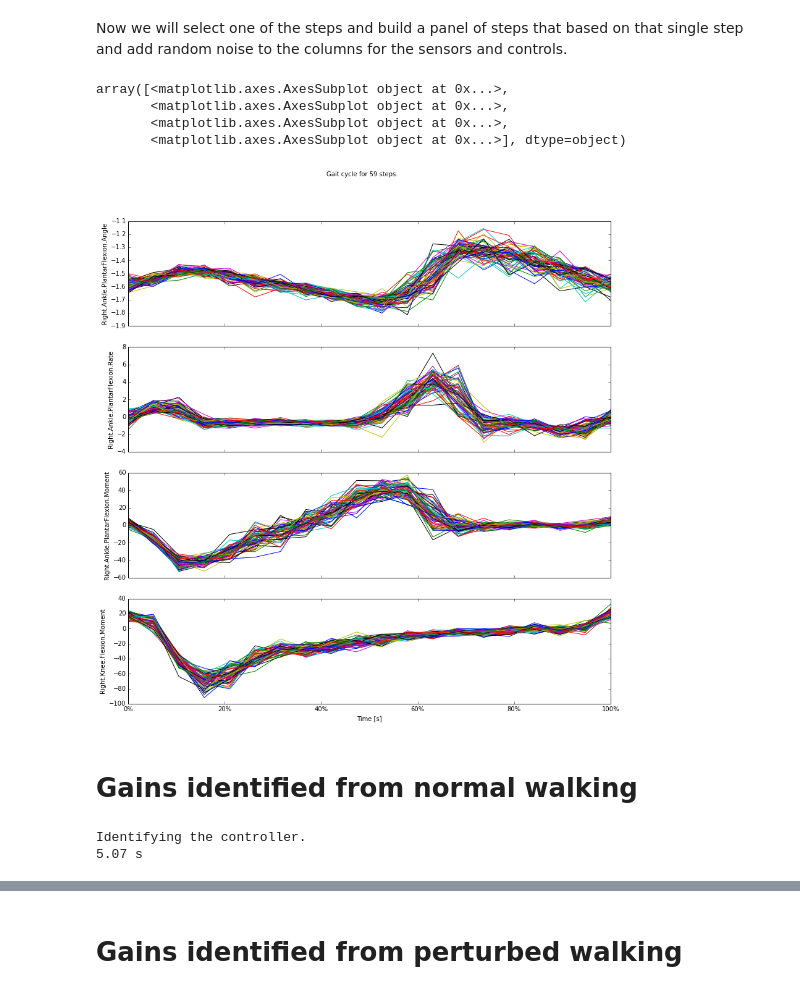
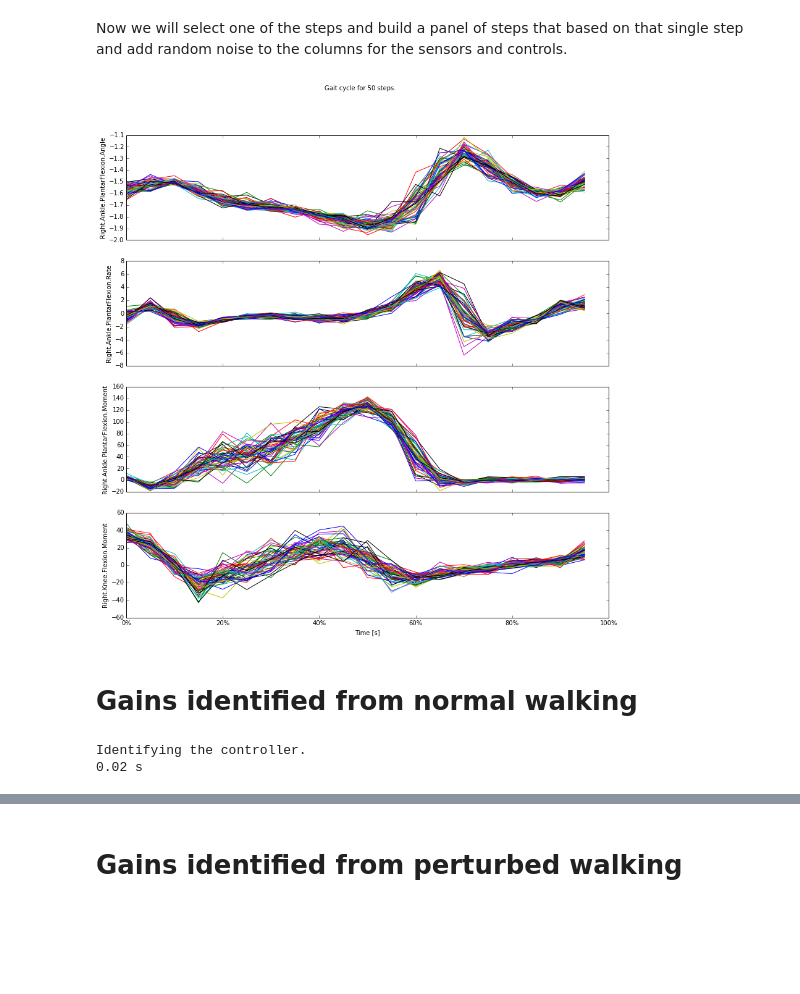
Before and after one commit to csu-hmc/gait-control-direct-id-paper, a Jupyter notebook: notebooks/artificial_variations.ipynb, the cells around one changed output, grey strips where cells are left out. Cells and saved outputs as stored; diff of their text form; code cells hidden in the pictures; blank space fills up the shorter version.

```diff
--- a/notebooks/artificial_variations.ipynb
+++ b/notebooks/artificial_variations.ipynb
@@ -26,5 +27,5 @@ Trial #26 is a good trial.
 # %%
-trial_number = '026'
+trial_number = '068'
 # %% [markdown]
 First, extract the data from the first normal walking period in the trial.
 # %%
@@ -46,5 +47,12 @@ Loading pre-computed inverse dynamics.
+# %%
+params = settings[trial_number]
 # %%
 normal_steps, normal_walking_data = \
-    utils.section_signals_into_steps(normal_walking_data, normal_walking_data_path, 80, 110)
+    utils.section_signals_into_steps(normal_walking_data,
+                                     normal_walking_data_path,
+                                     filter_frequency=params[0],
+                                     threshold=params[1],
+                                     num_samples_lower_bound=params[2],
+                                     num_samples_upper_bound=params[3])
 # %% [output]
 Loading pre-computed steps.
@@ -68,5 +76,10 @@ Loading pre-computed inverse dynamics.
 # %%
 perturbed_steps, perturbed_walking_data = \
-    utils.section_signals_into_steps(perturbed_walking_data, perturbed_walking_data_path, 80, 110)
+    utils.section_signals_into_steps(perturbed_walking_data,
+                                     perturbed_walking_data_path,
+                                     filter_frequency=params[0],
+                                     threshold=params[1],
+                                     num_samples_lower_bound=params[2],
+                                     num_samples_upper_bound=params[3])
 # %% [output]
 Loading pre-computed steps.
@@ -264,13 +269,9 @@ from gaitanalysis.gait import WalkingData
 # %%
 artificial_walking_data = WalkingData(normal_walking_event_data_frame)
 artificial_walking_data.steps = artificial_steps
-artificial_walking_data.plot_steps(*(sensors[:2] + controls[:2]))
+axes = artificial_walking_data.plot_steps(*(sensors[:2] + controls[:2]))
 # %% [output]
-array([<matplotlib.axes.AxesSubplot object at 0x...>,
-       <matplotlib.axes.AxesSubplot object at 0x...>,
-       <matplotlib.axes.AxesSubplot object at 0x...>,
-       <matplotlib.axes.AxesSubplot object at 0x...>], dtype=object)
-[figure, old version]
+[figure, new version]
 # %% [markdown]
 # Gains identified from normal walking
 # %%
@@ -278,7 +279,7 @@ sensor_labels, control_labels, normal_result, solver = \
     utils.find_joint_isolated_controller(normal_steps, normal_walking_event_data_path)
 # %% [output]
 Identifying the controller.
-5.07 s
+0.02 s
 # %%
 figsize(10, 8)
 # %%
```
Also changed, not shown: parts of 28 cells of this notebook, 10 other files.
